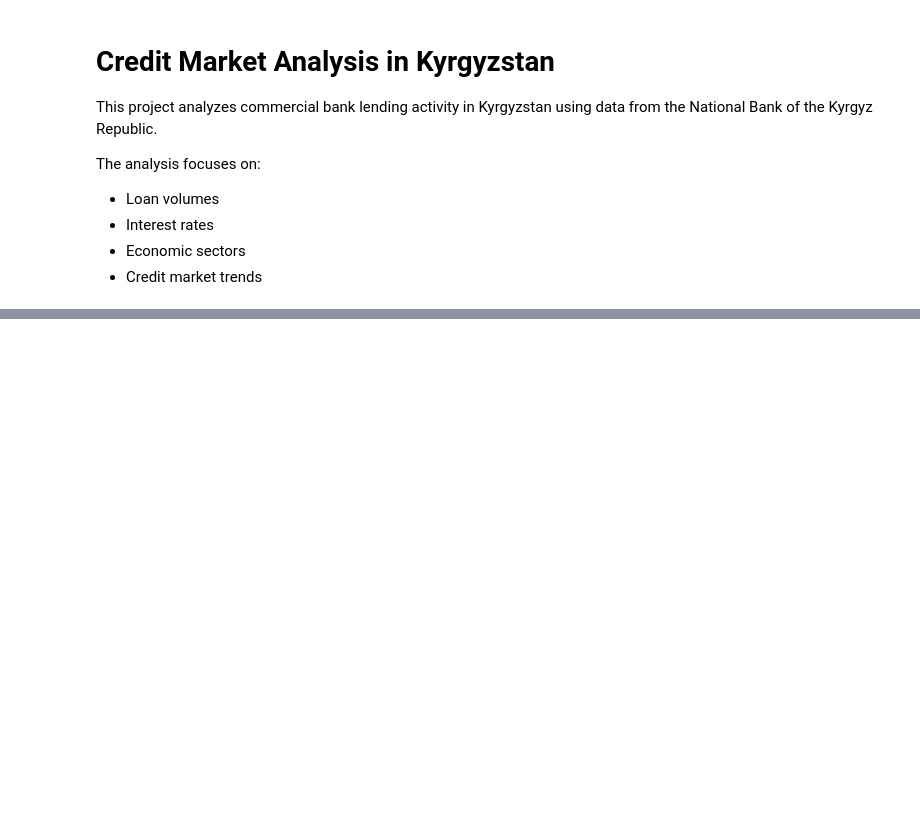
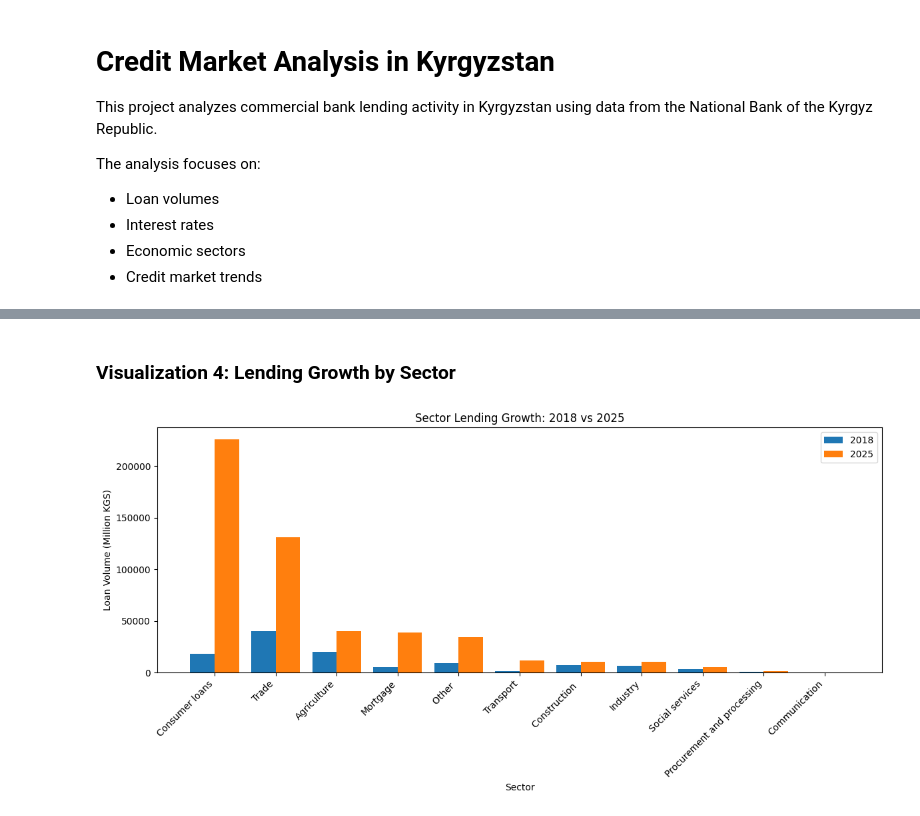
Before and after one commit to alina-kalmamat/credit-market-analysis-kyrgyzstan, a Jupyter notebook: notebooks/credit_market_analysis.ipynb, the cells around one changed output, grey strips where cells are left out. Saved outputs shown, nothing was run; the diff lists cells and outputs as text; code cells hidden in the pictures; blank space fills up the shorter version.

```diff
--- a/notebooks/credit_market_analysis.ipynb
+++ b/notebooks/credit_market_analysis.ipynb
@@ -339,0 +497,53 @@ pd.read_csv("../data/credit_market_clean.csv").head()
+# %% [markdown]
+### Visualization 4: Lending Growth by Sector
+# %%
+q2 = pd.read_csv(
+    "../data/exports/query2_sector_growth.csv"
+)
+
+q2_plot = q2.sort_values(
+    by="loans_2025",
+    ascending=False
+)
+
+plt.figure(figsize=(12, 6))
+
+x = range(len(q2_plot))
+
+plt.bar(
+    [i - 0.2 for i in x],
+    q2_plot["loans_2018"],
+    width=0.4,
+    label="2018"
+)
+
+plt.bar(
+    [i + 0.2 for i in x],
+    q2_plot["loans_2025"],
+    width=0.4,
+    label="2025"
+)
+
+plt.xticks(
+    x,
+    q2_plot["sector"],
+    rotation=45,
+    ha="right"
+)
+
+plt.title("Sector Lending Growth: 2018 vs 2025")
+plt.xlabel("Sector")
+plt.ylabel("Loan Volume (Million KGS)")
+plt.legend()
+
+plt.tight_layout()
+
+plt.savefig(
+    "../visuals/sector_growth_2018_vs_2025.png",
+    dpi=300,
+    bbox_inches="tight"
+)
+
+plt.show()
+# %% [output]
+[figure, added]
```
Also changed, not shown: parts of 80 cells of this notebook, 15 other files.
